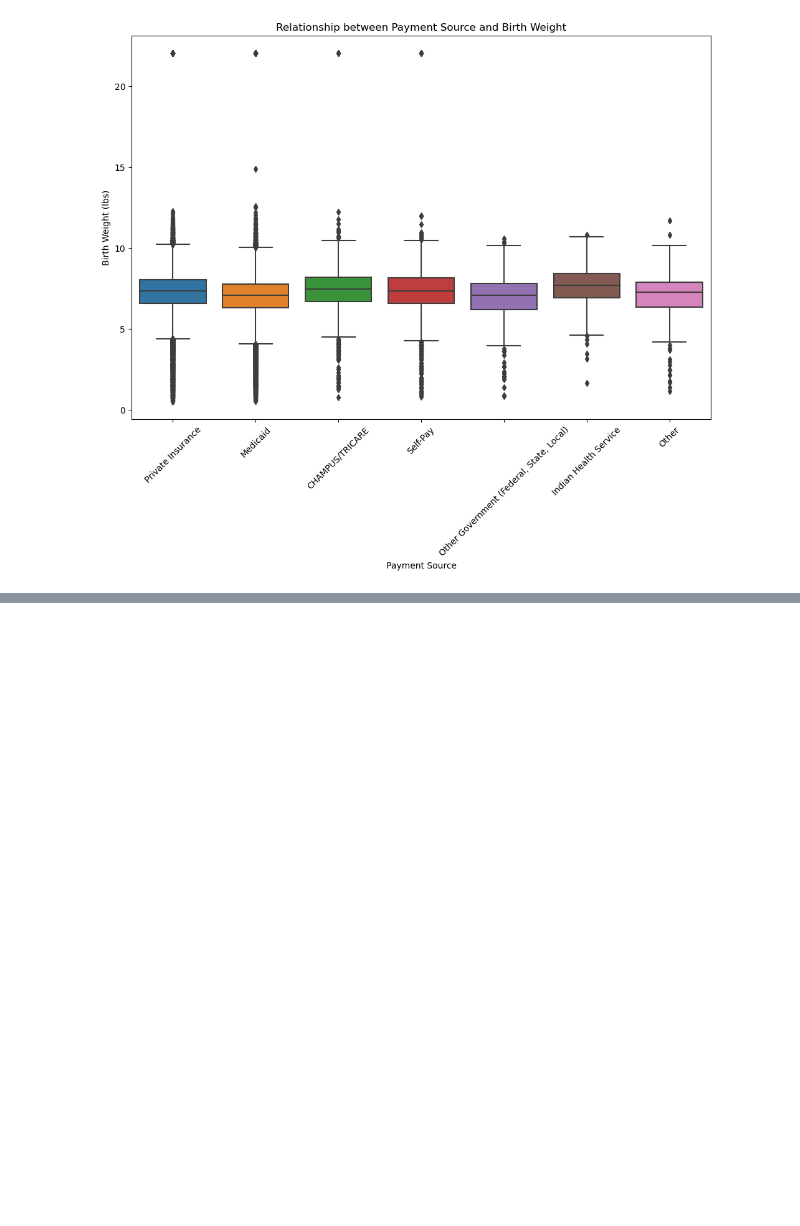
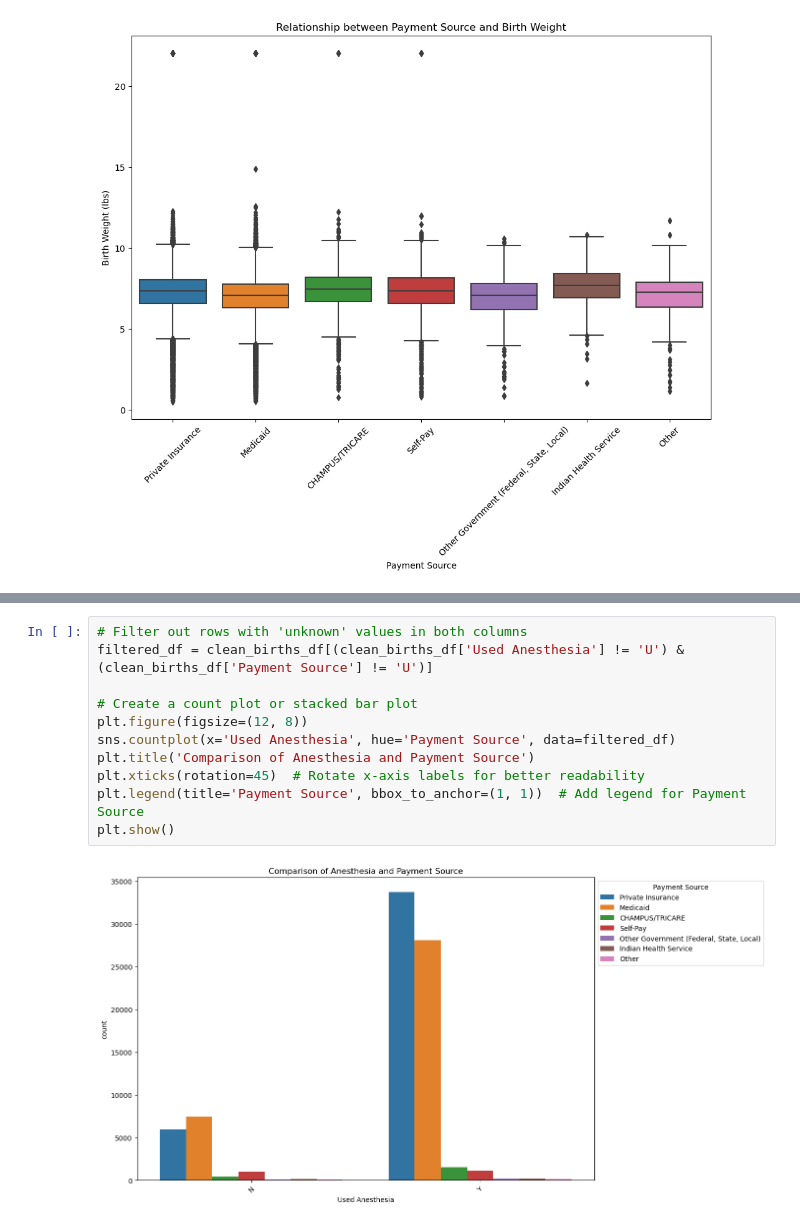
Before and after one commit to bandaexpress/project_rose, a Jupyter notebook: Emily_analysis.ipynb, the cells around one changed output, grey strips where cells are left out. Saved outputs shown, nothing was run; the diff lists cells and outputs as text; blank space fills up the shorter version.

```diff
--- a/Emily_analysis.ipynb
+++ b/Emily_analysis.ipynb
@@ -209,0 +259,13 @@ plt.show()
+# %%
+# Filter out rows with 'unknown' values in both columns
+filtered_df = clean_births_df[(clean_births_df['Used Anesthesia'] != 'U') & (clean_births_df['Payment Source'] != 'U')]
+
+# Create a count plot or stacked bar plot
+plt.figure(figsize=(12, 8))
+sns.countplot(x='Used Anesthesia', hue='Payment Source', data=filtered_df)
+plt.title('Comparison of Anesthesia and Payment Source')
+plt.xticks(rotation=45)  # Rotate x-axis labels for better readability
+plt.legend(title='Payment Source', bbox_to_anchor=(1, 1))  # Add legend for Payment Source
+plt.show()
+# %% [output]
+[figure, added]
```
Also changed, not shown: parts of 16 cells of this notebook.
